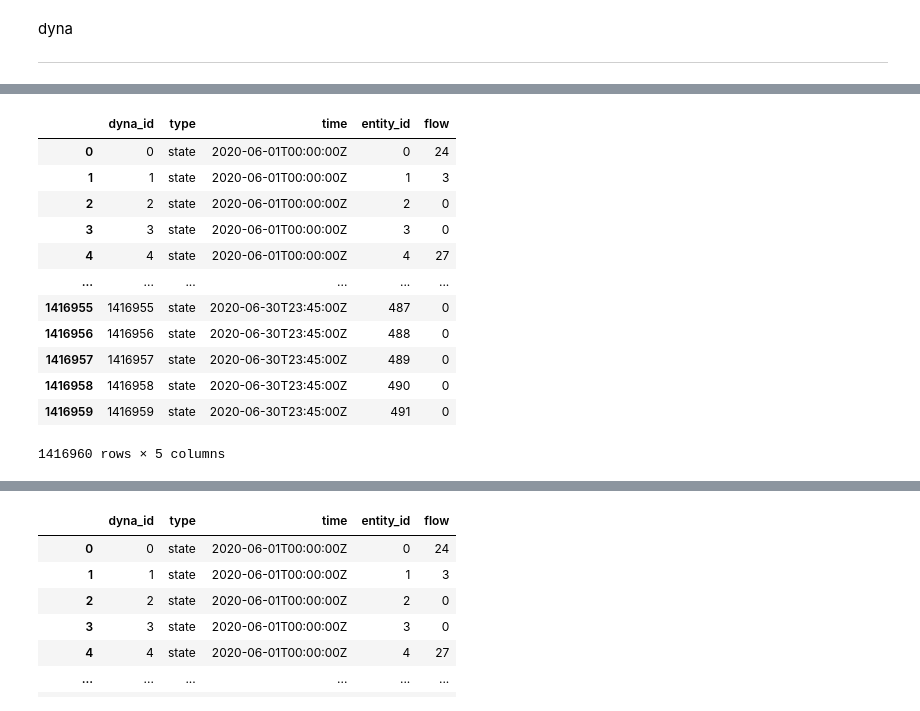
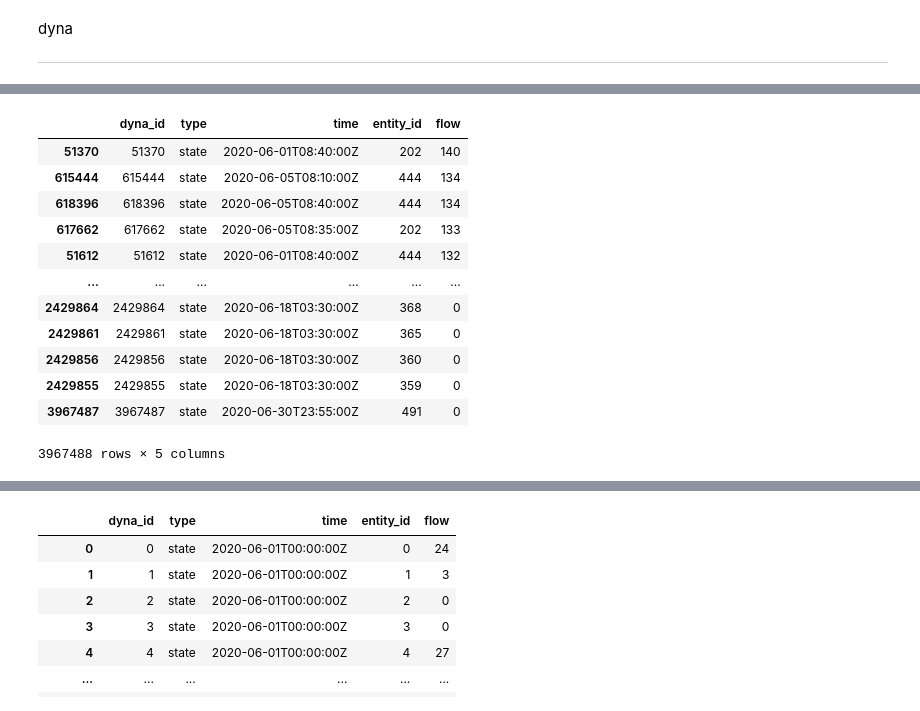
Before and after one commit to XDZhelheim/TrafficFlowModel, a Jupyter notebook: data_process/gis_pipeline/fmm2atom_gis.ipynb, the cells around one changed output, grey strips where cells are left out. Saved outputs shown, nothing was run; the diff lists cells and outputs as text; code cells hidden in the pictures.

Commit message:
traj recovery; 5min interval

```diff
--- a/data_process/gis_pipeline/fmm2atom_gis.ipynb
+++ b/data_process/gis_pipeline/fmm2atom_gis.ipynb
@@ -216,18 +473,19 @@ np.save(os.path.join(DATA_PATH, DATASET, f"{DATASET}_all.npy"), flow_matrix)
 # %%
-df_dyna_all=pd.read_csv(os.path.join(DATA_PATH, DATASET, f"{DATASET}_all.dyna"))
+df_dyna_all=pd.read_csv(os.path.join(DATA_PATH, DATASET, f"{DATASET}_{FLOW_AGG_INTERVAL_MINUTE}min_recovered.dyna"))
 
+df_dyna_all=df_dyna_all.sort_values("flow", ascending=False)
 df_dyna_all
 # %% [output]
 |  | dyna_id | type | time | entity_id | flow |
-| 0 | 0 | state | 2020-06-01T00:00:00Z | 0 | 24 |
-| 1 | 1 | state | 2020-06-01T00:00:00Z | 1 | 3 |
-| 2 | 2 | state | 2020-06-01T00:00:00Z | 2 | 0 |
-| 3 | 3 | state | 2020-06-01T00:00:00Z | 3 | 0 |
-| 4 | 4 | state | 2020-06-01T00:00:00Z | 4 | 27 |
+| 51370 | 51370 | state | 2020-06-01T08:40:00Z | 202 | 140 |
+| 615444 | 615444 | state | 2020-06-05T08:10:00Z | 444 | 134 |
+| 618396 | 618396 | state | 2020-06-05T08:40:00Z | 444 | 134 |
+| 617662 | 617662 | state | 2020-06-05T08:35:00Z | 202 | 133 |
+| 51612 | 51612 | state | 2020-06-01T08:40:00Z | 444 | 132 |
 | ... | ... | ... | ... | ... | ... |
-| 1416955 | 1416955 | state | 2020-06-30T23:45:00Z | 487 | 0 |
-| 1416956 | 1416956 | state | 2020-06-30T23:45:00Z | 488 | 0 |
-| 1416957 | 1416957 | state | 2020-06-30T23:45:00Z | 489 | 0 |
-| 1416958 | 1416958 | state | 2020-06-30T23:45:00Z | 490 | 0 |
-| 1416959 | 1416959 | state | 2020-06-30T23:45:00Z | 491 | 0 |
+| 2429864 | 2429864 | state | 2020-06-18T03:30:00Z | 368 | 0 |
+| 2429861 | 2429861 | state | 2020-06-18T03:30:00Z | 365 | 0 |
+| 2429856 | 2429856 | state | 2020-06-18T03:30:00Z | 360 | 0 |
+| 2429855 | 2429855 | state | 2020-06-18T03:30:00Z | 359 | 0 |
+| 3967487 | 3967487 | state | 2020-06-30T23:55:00Z | 491 | 0 |
-1416960 rows × 5 columns
+3967488 rows × 5 columns
```
Also changed, not shown: parts of 16 cells of this notebook, 3 other files.
